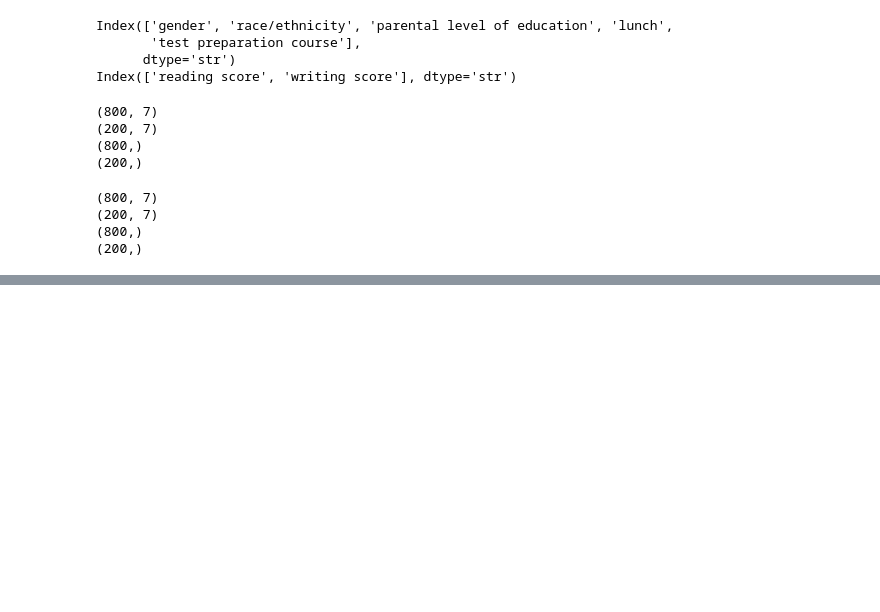
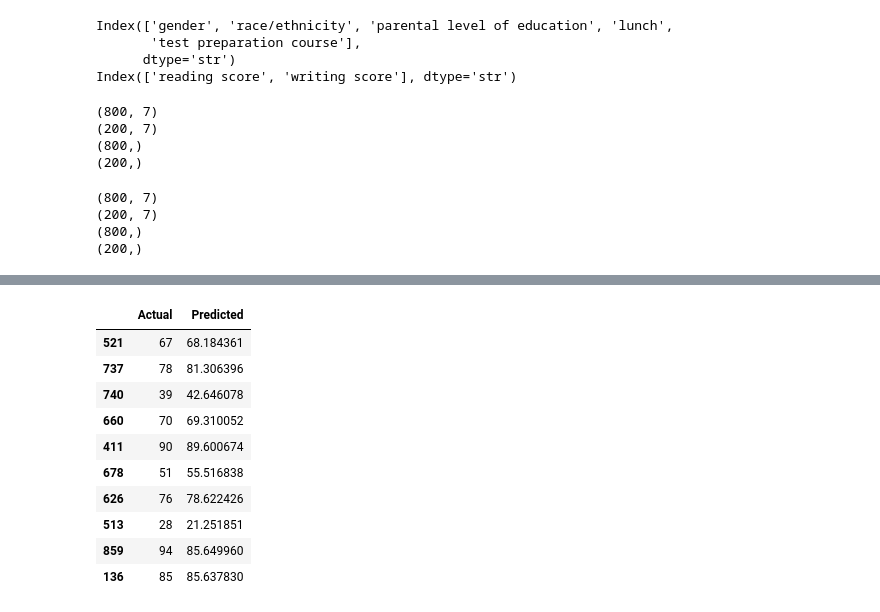
Before and after one commit to ArindamRout07/student-performance-predictor, a Jupyter notebook: notebooks/EDA.ipynb, the cells around one changed output, grey strips where cells are left out. Saved outputs shown, nothing was run; the diff lists cells and outputs as text; code cells hidden in the pictures; blank space fills up the shorter version.

Commit message:
feat: train linear regression model and generate predictions

```diff
--- a/notebooks/EDA.ipynb
+++ b/notebooks/EDA.ipynb
@@ -212,0 +216,7 @@ print(y_test.shape)
+# %%
+model = Pipeline([
+    ("preprocessor", preprocessor),
+    ("regressor", LinearRegression())
+])
+# %%
+model.fit(X_train, y_train)
@@ -212,0 +232,21 @@ print(y_test.shape)
+# %%
+y_pred = model.predict(X_test)
+# %%
+prediction_df = pd.DataFrame({
+    "Actual": y_test,
+    "Predicted": y_pred
+})
+
+prediction_df.head(10)
+# %% [output]
+|  | Actual | Predicted |
+| 521 | 67 | 68.184361 |
+| 737 | 78 | 81.306396 |
+| 740 | 39 | 42.646078 |
+| 660 | 70 | 69.310052 |
+| 411 | 90 | 89.600674 |
+| 678 | 51 | 55.516838 |
+| 626 | 76 | 78.622426 |
+| 513 | 28 | 21.251851 |
+| 859 | 94 | 85.649960 |
+| 136 | 85 | 85.637830 |
```
Also changed, not shown: parts of 2 cells of this notebook.
